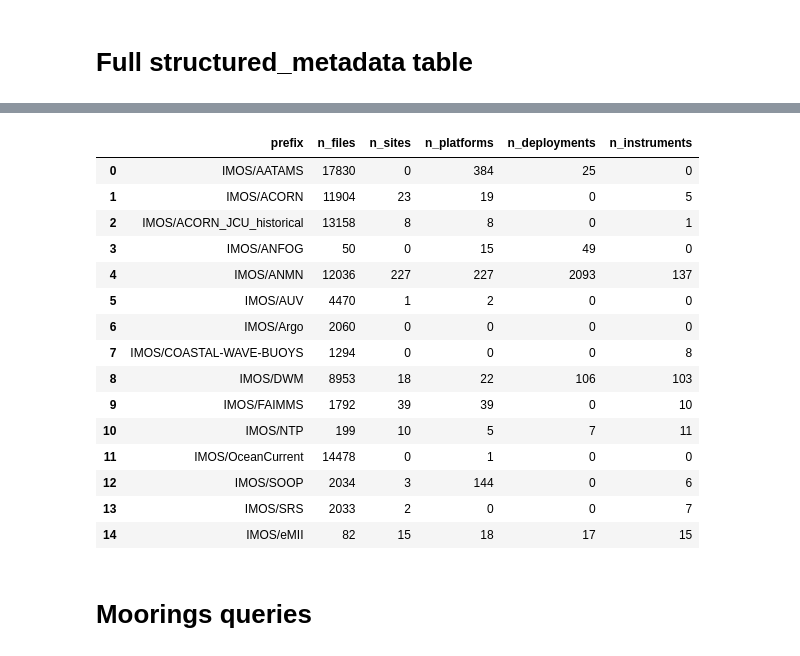
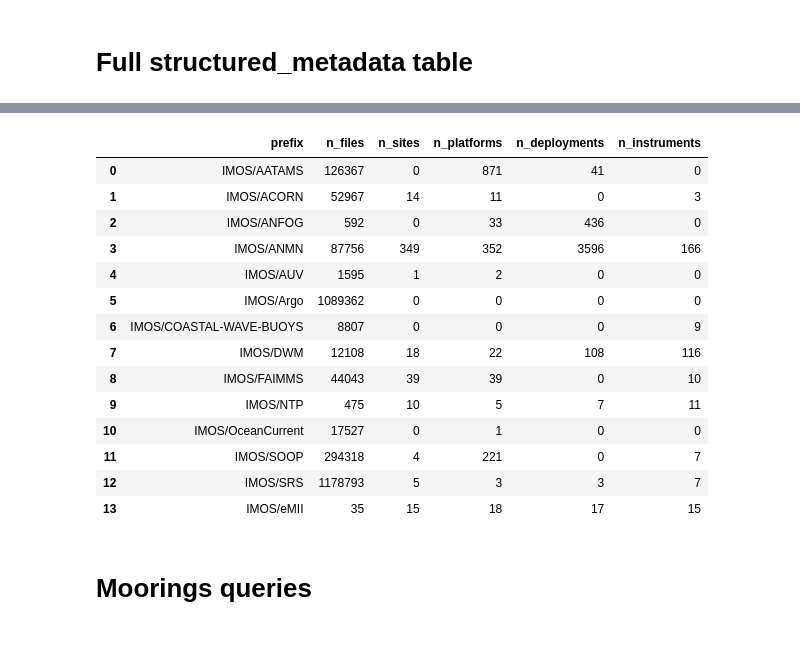
Before and after one commit to aodn/data-index, a Jupyter notebook: analysis/structured_metadata/data_management_queries.ipynb, the cells around one changed output, grey strips where cells are left out. Drawn from its saved outputs; the diff is of its cells as text; code cells hidden in the pictures.

```diff
--- a/analysis/structured_metadata/data_management_queries.ipynb
+++ b/analysis/structured_metadata/data_management_queries.ipynb
@@ -14,13 +14,7 @@ data_index_catalog_config = S3TablesCatalogConfig(
 structured_metadata_table_config = IcebergTableConfig(
     catalog_config=data_index_catalog_config,
     namespace="data_index",
-    table_name=f"structured_metadata_v1",
+    table_name=f"structured_metadata_v5",
 )
-
-unstructured_metadata_table_config = IcebergTableConfig(
-    catalog_config=data_index_catalog_config,
-    namespace="data_index",
-    table_name="unstructured_metadata",
-)
 # %%
 structured_metadata = structured_metadata_table_config.load()
@@ -84,33 +74,32 @@ con.execute("""
 # %%
 con.execute("""
-    SELECT regexp_extract(s3_uri, 's3://imos-data/([^/]+/[^/]+)', 1) as prefix,
+    SELECT regexp_extract(key, '^([^/]+/[^/]+)', 1) as prefix,
            COUNT(*) as n_files,
            COUNT(DISTINCT site_code) as n_sites,
            COUNT(DISTINCT platform_code) as n_platforms,
            COUNT(DISTINCT deployment_code) as n_deployments,
            COUNT(DISTINCT instrument) as n_instruments
     FROM structured_metadata
     GROUP BY prefix
     ORDER BY prefix
 """
 ).fetchdf()
 # %% [output]
 |  | prefix | n_files | n_sites | n_platforms | n_deployments | n_instruments |
-| 0 | IMOS/AATAMS | 17830 | 0 | 384 | 25 | 0 |
-| 1 | IMOS/ACORN | 11904 | 23 | 19 | 0 | 5 |
-| 2 | IMOS/ACORN_JCU_historical | 13158 | 8 | 8 | 0 | 1 |
-| 3 | IMOS/ANFOG | 50 | 0 | 15 | 49 | 0 |
-| 4 | IMOS/ANMN | 12036 | 227 | 227 | 2093 | 137 |
-| 5 | IMOS/AUV | 4470 | 1 | 2 | 0 | 0 |
-| 6 | IMOS/Argo | 2060 | 0 | 0 | 0 | 0 |
-| 7 | IMOS/COASTAL-WAVE-BUOYS | 1294 | 0 | 0 | 0 | 8 |
-| 8 | IMOS/DWM | 8953 | 18 | 22 | 106 | 103 |
-| 9 | IMOS/FAIMMS | 1792 | 39 | 39 | 0 | 10 |
-| 10 | IMOS/NTP | 199 | 10 | 5 | 7 | 11 |
-| 11 | IMOS/OceanCurrent | 14478 | 0 | 1 | 0 | 0 |
-| 12 | IMOS/SOOP | 2034 | 3 | 144 | 0 | 6 |
-| 13 | IMOS/SRS | 2033 | 2 | 0 | 0 | 7 |
-| 14 | IMOS/eMII | 82 | 15 | 18 | 17 | 15 |
+| 0 | IMOS/AATAMS | 126367 | 0 | 871 | 41 | 0 |
+| 1 | IMOS/ACORN | 52967 | 14 | 11 | 0 | 3 |
+| 2 | IMOS/ANFOG | 592 | 0 | 33 | 436 | 0 |
+| 3 | IMOS/ANMN | 87756 | 349 | 352 | 3596 | 166 |
+| 4 | IMOS/AUV | 1595 | 1 | 2 | 0 | 0 |
+| 5 | IMOS/Argo | 1089362 | 0 | 0 | 0 | 0 |
+| 6 | IMOS/COASTAL-WAVE-BUOYS | 8807 | 0 | 0 | 0 | 9 |
+| 7 | IMOS/DWM | 12108 | 18 | 22 | 108 | 116 |
+| 8 | IMOS/FAIMMS | 44043 | 39 | 39 | 0 | 10 |
+| 9 | IMOS/NTP | 475 | 10 | 5 | 7 | 11 |
+| 10 | IMOS/OceanCurrent | 17527 | 0 | 1 | 0 | 0 |
+| 11 | IMOS/SOOP | 294318 | 4 | 221 | 0 | 7 |
+| 12 | IMOS/SRS | 1178793 | 5 | 3 | 3 | 7 |
+| 13 | IMOS/eMII | 35 | 15 | 18 | 17 | 15 |
 # %% [markdown]
 # Moorings queries
 # %%
```
Also changed, not shown: parts of 11 cells of this notebook.
